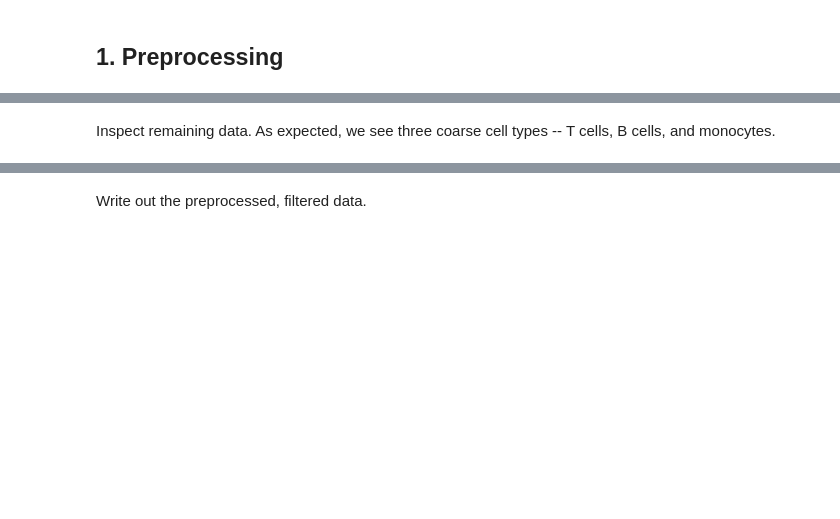
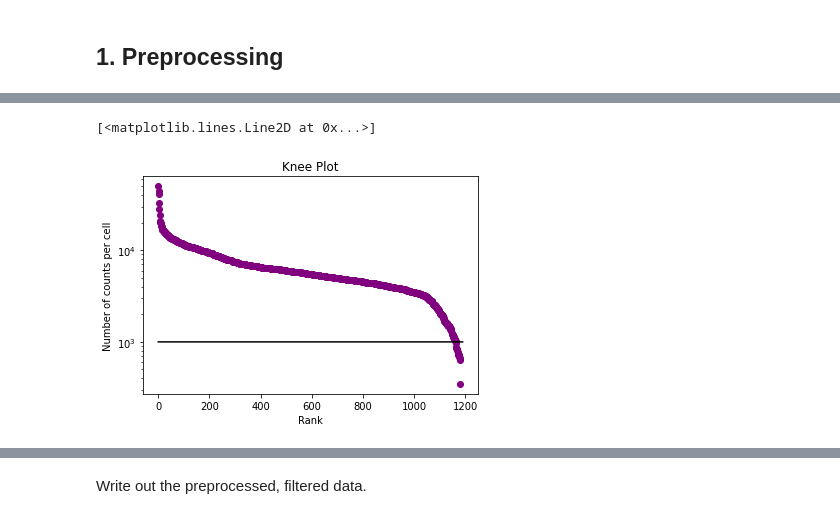
Before and after one commit to pachterlab/CGCCP_2023, a Jupyter notebook: Code/Notebooks/Demo.ipynb, the cells around one changed output, grey strips where cells are left out. Drawn from its saved outputs; the diff is of its cells as text; code cells hidden in the pictures; blank space fills up the shorter version.

```diff
--- a/Code/Notebooks/Demo.ipynb
+++ b/Code/Notebooks/Demo.ipynb
@@ -156,2 +157,12 @@ sc.pl.scatter(adata, x='total_counts', y='n_genes_by_counts')
-# %% [markdown]
-Inspect remaining data. As expected, we see three coarse cell types -- T cells, B cells, and monocytes.
+# %%
+# Total UMI counts vs. Rank
+plt.xlabel('Rank')
+plt.ylabel('Number of counts per cell')
+plt.title('Knee Plot')
+# sc.pl.scatter(adata, x='n_genes_by_counts', y='total_counts')
+plt.scatter(np.arange(1181),np.sort(np.array(adata.obs['total_counts']))[::-1],color='purple')
+plt.yscale('log')
+plt.plot(np.arange(1190),np.ones(1190)*10**3,color='k')
+# %% [output]
+[<matplotlib.lines.Line2D at 0x...>]
+[figure, added]
```
Also changed, not shown: parts of 74 cells of this notebook.
